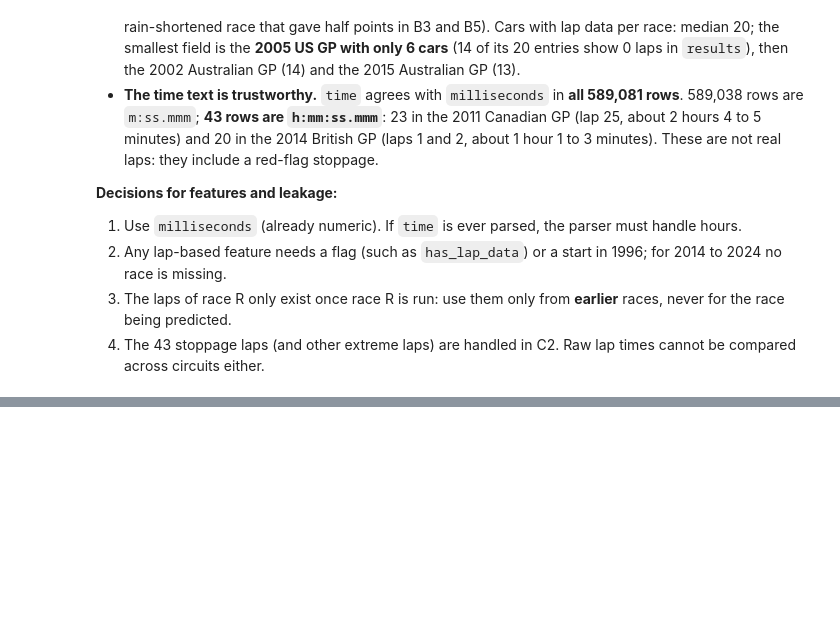
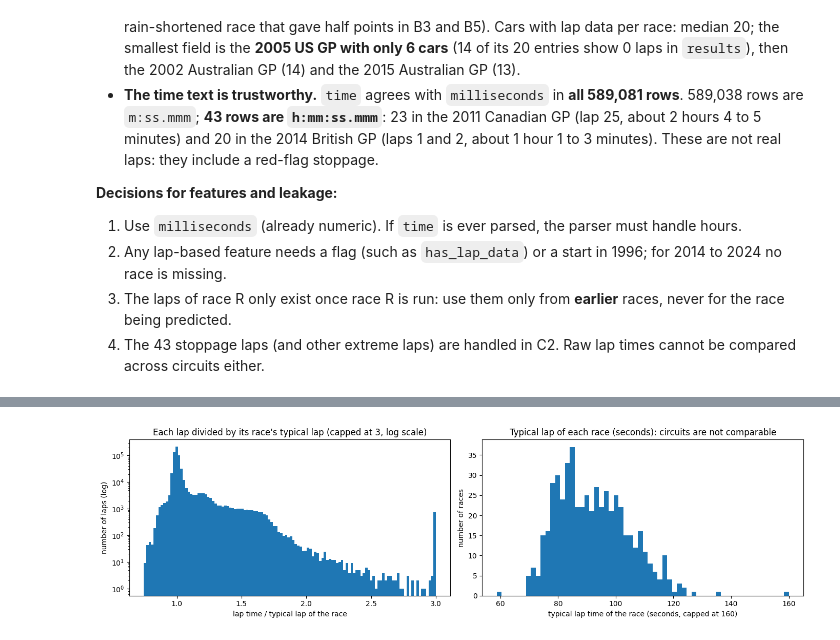
Before and after one commit to sal-tarek/ACL_F1_Predictions, a Jupyter notebook: sasa-dany-ms1-pre-cleaning.ipynb, the cells around one changed output, grey strips where cells are left out. Drawn from its saved outputs; the diff is of its cells as text; code cells hidden in the pictures; blank space fills up the shorter version.

Commit message:
C2: lap_times - raw laps not comparable across circuits, 6.6% of laps slower than 1.2x typical, lap counts match results in 99.18% (2014 Chinese GP +2 for all cars), best lap matches results in 97.5%

```diff
--- a/sasa-dany-ms1-pre-cleaning.ipynb
+++ b/sasa-dany-ms1-pre-cleaning.ipynb
@@ -2460,0 +2466,91 @@ time text agrees with the milliseconds column: 589081 of 589081
+# %%
+# ==========================================================================================
+# C2 · lap_times: extreme laps, why circuits cannot be compared, and agreement with results
+# ==========================================================================================
+
+# Why: a lap time is only useful if it is a real racing lap. Some laps include a red-flag stop, a pit stop or the standing start.
+# We also check that lap_times tells the same story as results (number of laps, fastest lap), so we know how much to trust it.
+lt = as_num(raw["lap_times"])      # exploring copy of lap_times (raw stays untouched)
+lt["year"] = year_of(lt)
+lt = lt.merge(races[["raceId", "round", "name"]], on="raceId")
+
+# ---------- 1. The slowest and fastest laps ----------
+print("Lap time in milliseconds: median", int(lt.milliseconds.median()), "| fastest", lt.milliseconds.min(), "| slowest", lt.milliseconds.max(),
+      "(", round(lt.milliseconds.max() / 60000, 1), "minutes )")
+display(lt.nlargest(3, "milliseconds")[["year", "name", "lap", "driverId", "milliseconds"]])
+display(lt.nsmallest(3, "milliseconds")[["year", "name", "lap", "driverId", "milliseconds"]])
+
+# ---------- 2. Why raw lap times cannot be compared across races ----------
+race_median = lt.groupby("raceId").milliseconds.median() / 1000                 # the typical lap of each race, in seconds
+low, middle, high = race_median.quantile([0.01, 0.5, 0.99])                     # the 1st percentile, the median and the 99th percentile
+print("Typical lap of a race (seconds): fastest race", round(race_median.min(), 1), "| 1% of races below", round(low, 1),
+      "| median", round(middle, 1), "| 99% of races below", round(high, 1), "| slowest race", round(race_median.max(), 1))
+lt["rel"] = lt.milliseconds / lt.groupby("raceId").milliseconds.transform("median")   # each lap divided by its own race's typical lap (1.0 = typical)
+print("Relative lap (1.0 = typical lap of its race): median", round(lt.rel.median(), 3), "| smallest", round(lt.rel.min(), 3), "| largest", round(lt.rel.max(), 1))
+
+# ---------- 3. How many laps are extreme, and why? ----------
+cut = pd.DataFrame({"laps removed": {f"slower than {k} x typical": int((lt.rel > k).sum()) for k in [1.1, 1.2, 1.5, 2, 3]}})
+cut["% of all laps"] = (cut["laps removed"] / len(lt) * 100).round(2)
+display(cut)
+print("Lap 1 (standing start) median relative time:", round(lt[lt.lap == 1].rel.median(), 3), "| all other laps:", round(lt[lt.lap > 1].rel.median(), 3))
+slow = lt[lt.rel > 1.5].copy()                                                   # the extreme laps
+pit = as_num(raw["pit_stops"])[["raceId", "driverId", "lap"]].astype(int).assign(pit_lap=1)   # pit_stops starts in 2011 (profiled in C3)
+slow = slow.merge(pit, on=["raceId", "driverId", "lap"], how="left")
+slow["pit_lap"] = slow.pit_lap.fillna(0)
+after_pit = pit.assign(lap=pit.lap + 1).rename(columns={"pit_lap": "after_pit"})                  # the lap after a stop is the out-lap
+slow = slow.merge(after_pit, on=["raceId", "driverId", "lap"], how="left")
+slow["after_pit"] = slow.after_pit.fillna(0)
+slow["cause"] = np.select([slow.lap == 1, slow.pit_lap == 1, slow.after_pit == 1], ["lap 1", "pit stop lap", "lap after a pit stop"], "other (safety car, red flag, spin, rain...)")
+recent = slow[slow.year >= 2011]                                                  # pit stop data exists from 2011
+print("Laps slower than 1.5 x typical:", len(slow), "| since 2011 (pit data exists):", len(recent))
+display(recent.cause.value_counts().rename("laps (2011-2024)").to_frame())
+many = slow.groupby(["year", "name"]).size().sort_values(ascending=False).head(5).rename("laps slower than 1.5 x").reset_index()
+display(many)
+print("Laps slower than 3 x typical:", int((lt.rel > 3).sum()), "| races with such laps:", lt[lt.rel > 3].raceId.nunique(),
+      "| the biggest groups:", lt[lt.rel > 3].groupby(["year", "name"]).size().sort_values(ascending=False).head(3).to_dict())
+
+# ---------- 4. Does lap_times agree with results? (number of laps) ----------
+rr = as_num(raw["results"])[["raceId", "driverId", "laps", "positionOrder", "statusId", "fastestLapTime"]].astype({"raceId": int, "driverId": int, "laps": int})
+status_name = as_num(raw["status"]).set_index("statusId").status
+count = lt.groupby(["raceId", "driverId"]).lap.agg(lap_rows="count").reset_index()
+chk = count.merge(rr, on=["raceId", "driverId"])
+chk["diff"] = chk.lap_rows - chk.laps                                            # positive: lap_times has MORE laps than results
+chk["year"] = chk.raceId.map(YEAR)
+chk["status"] = chk.statusId.map(status_name)
+bad = chk[chk["diff"] != 0]
+print("Driver-races:", len(chk), "| lap rows = results.laps:", int((chk["diff"] == 0).sum()), "(", round((chk["diff"] == 0).mean() * 100, 2), "% )",
+      "| do not match:", len(bad), "in", bad.raceId.nunique(), "of", chk.raceId.nunique(), "races")
+print("lap_times has more laps:", int((bad["diff"] > 0).sum()), "| fewer:", int((bad["diff"] < 0).sum()), "| difference of 1 or 2:", int((bad["diff"].abs() <= 2).sum()),
+      "| difference of 10 or more:", int((bad["diff"].abs() >= 10).sum()))
+by_race = bad.merge(races[["raceId", "name"]], on="raceId").groupby(["year", "name"]).size().sort_values(ascending=False).head(4).rename("driver-races that differ").reset_index()
+display(by_race)
+worst = bad.groupby("raceId").size().idxmax()                                    # the race with the most mismatches
+finishers = chk[chk.raceId == worst]
+print("In the worst race, lap rows minus results.laps for every driver:", finishers.sort_values("positionOrder")["diff"].tolist())
+display(bad[bad["diff"].abs() >= 10].merge(races[["raceId", "name"]], on="raceId")[["year", "name", "driverId", "lap_rows", "laps", "status"]])
+longest = pd.DataFrame({"lap_times": chk.groupby("raceId").lap_rows.max(), "results": chk.groupby("raceId").laps.max()})
+print("Races where the longest driver has the same number of laps in both tables:", int((longest.lap_times == longest.results).sum()), "of", len(longest))
+
+# ---------- 5. Does lap_times agree with results? (fastest lap) ----------
+fl = rr[rr.fastestLapTime.notna()].copy()                                         # results has fastest lap times from 2004 on
+fl["results_ms"] = fl.fastestLapTime.map(lambda s: round((float(s.split(":")[0]) * 60 + float(s.split(":")[1])) * 1000))
+quickest = lt.groupby(["raceId", "driverId"]).milliseconds.min().rename("lap_times_ms").reset_index()   # each driver's best lap in lap_times
+fl = fl.merge(quickest, on=["raceId", "driverId"])
+fl["gap_ms"] = fl.lap_times_ms - fl.results_ms
+print("Driver-races with a fastest lap in results:", len(fl), "(seasons", int(fl.raceId.map(YEAR).min()), "to", int(fl.raceId.map(YEAR).max()), ")",
+      "| the same in both tables:", int((fl.gap_ms == 0).sum()), "(", round((fl.gap_ms == 0).mean() * 100, 1), "% )",
+      "| lap_times faster:", int((fl.gap_ms < 0).sum()), "| slower:", int((fl.gap_ms > 0).sum()), "| median gap of the differing rows (ms):", int(fl[fl.gap_ms != 0].gap_ms.median()))
+
+# ---------- 6. Plots (saved for the report) ----------
+os.makedirs("figures", exist_ok=True)
+fig, ax = plt.subplots(1, 2, figsize=(14, 4))
+lt.rel.clip(upper=3).plot.hist(bins=120, logy=True, ax=ax[0], title="Each lap divided by its race's typical lap (capped at 3, log scale)")
+ax[0].set_xlabel("lap time / typical lap of the race")
+ax[0].set_ylabel("number of laps (log)")
+race_median.clip(upper=160).plot.hist(bins=60, ax=ax[1], title="Typical lap of each race (seconds): circuits are not comparable")
+ax[1].set_xlabel("typical lap time of the race (seconds, capped at 160)")
+ax[1].set_ylabel("number of races")
+plt.tight_layout()
+plt.savefig("figures/C2_lap_outliers.png", dpi=120, bbox_inches="tight")
+plt.show()
+# %% [output]
@@ -2460,0 +2610 @@ time text agrees with the milliseconds column: 589081 of 589081
+[figure, added]
```
Also changed, not shown: parts of 3 cells of this notebook.
